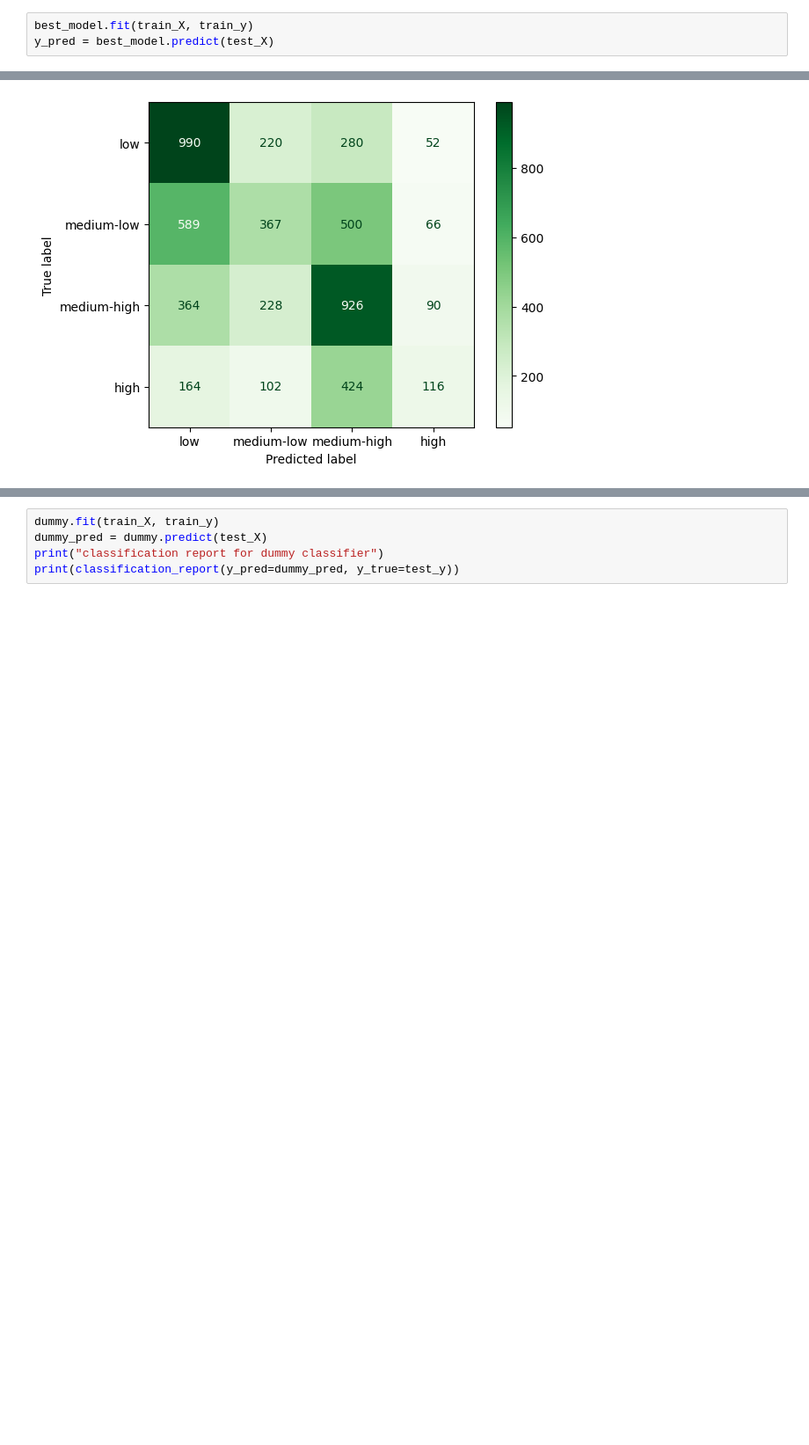
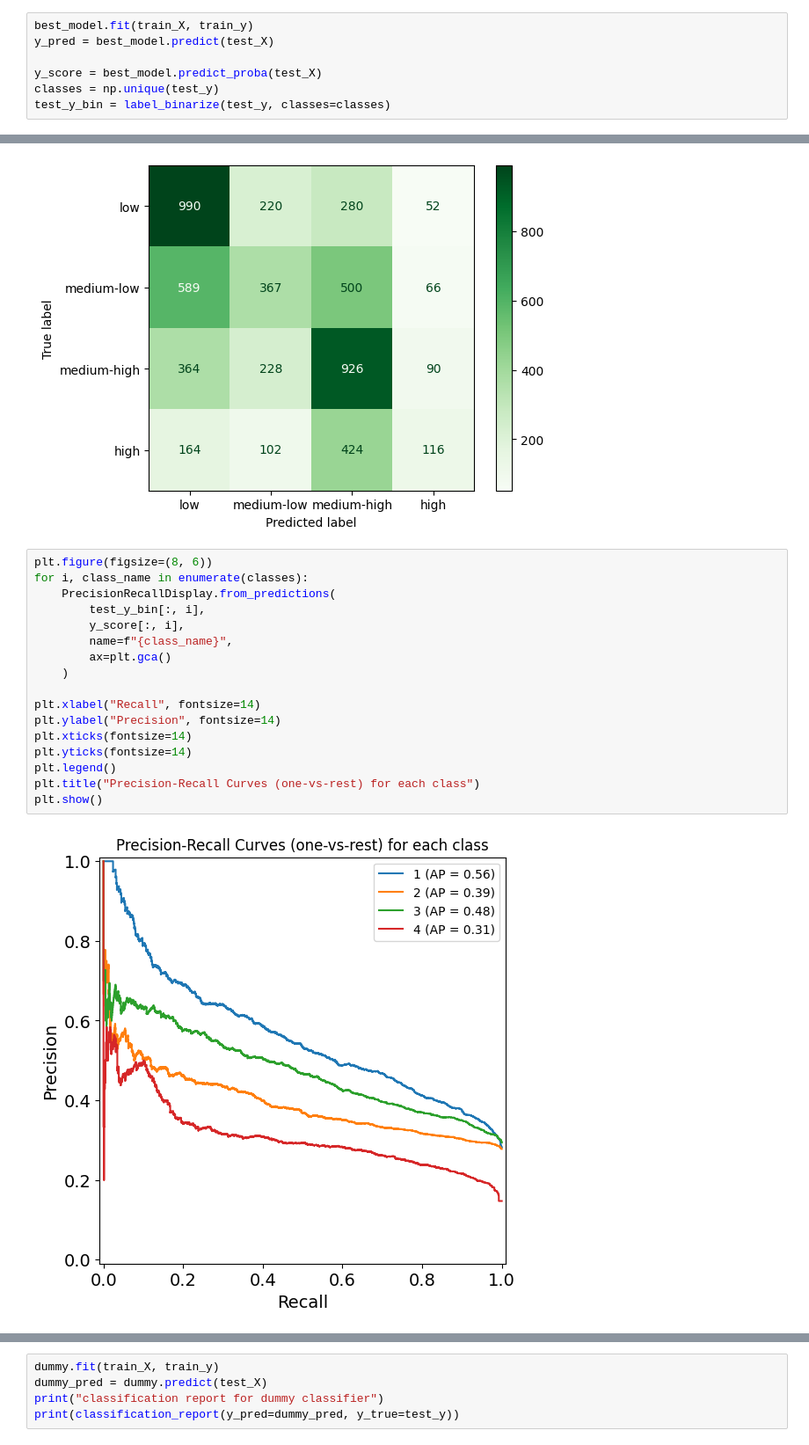
Before and after one commit to g-fabiani4-unipi/dm1_project, a Jupyter notebook: src/KNN.ipynb, the cells around one changed output, grey strips where cells are left out. Shown at 88% size. Drawn from its saved outputs; the diff is of its cells as text; blank space fills up the shorter version.

```diff
--- a/src/KNN.ipynb
+++ b/src/KNN.ipynb
@@ -743,6 +768,10 @@ best_model = grid_mini.best_estimator_
 # %%
 best_model.fit(train_X, train_y)
 y_pred = best_model.predict(test_X)
+
+y_score = best_model.predict_proba(test_X)
+classes = np.unique(test_y)
+test_y_bin = label_binarize(test_y, classes=classes)
 # %%
 print(classification_report(y_pred=y_pred, y_true=test_y, zero_division=0))
 # %% [output]
@@ -762,3 +791,22 @@ ConfusionMatrixDisplay.from_predictions(y_pred=y_pred, y_true=test_y, cmap='Gree
 # %% [output]
 <sklearn.metrics._plot.confusion_matrix.ConfusionMatrixDisplay at 0x...>
 [figure]
+# %%
+plt.figure(figsize=(8, 6))
+for i, class_name in enumerate(classes):
+    PrecisionRecallDisplay.from_predictions(
+        test_y_bin[:, i],
+        y_score[:, i],
+        name=f"{class_name}",
+        ax=plt.gca()
+    )
+
+plt.xlabel("Recall", fontsize=14)
+plt.ylabel("Precision", fontsize=14)
+plt.xticks(fontsize=14)
+plt.yticks(fontsize=14)
+plt.legend()
+plt.title("Precision-Recall Curves (one-vs-rest) for each class")
+plt.show()
+# %% [output]
+[figure, added]
```
Also changed, not shown: parts of 16 cells of this notebook, 1 other file.
